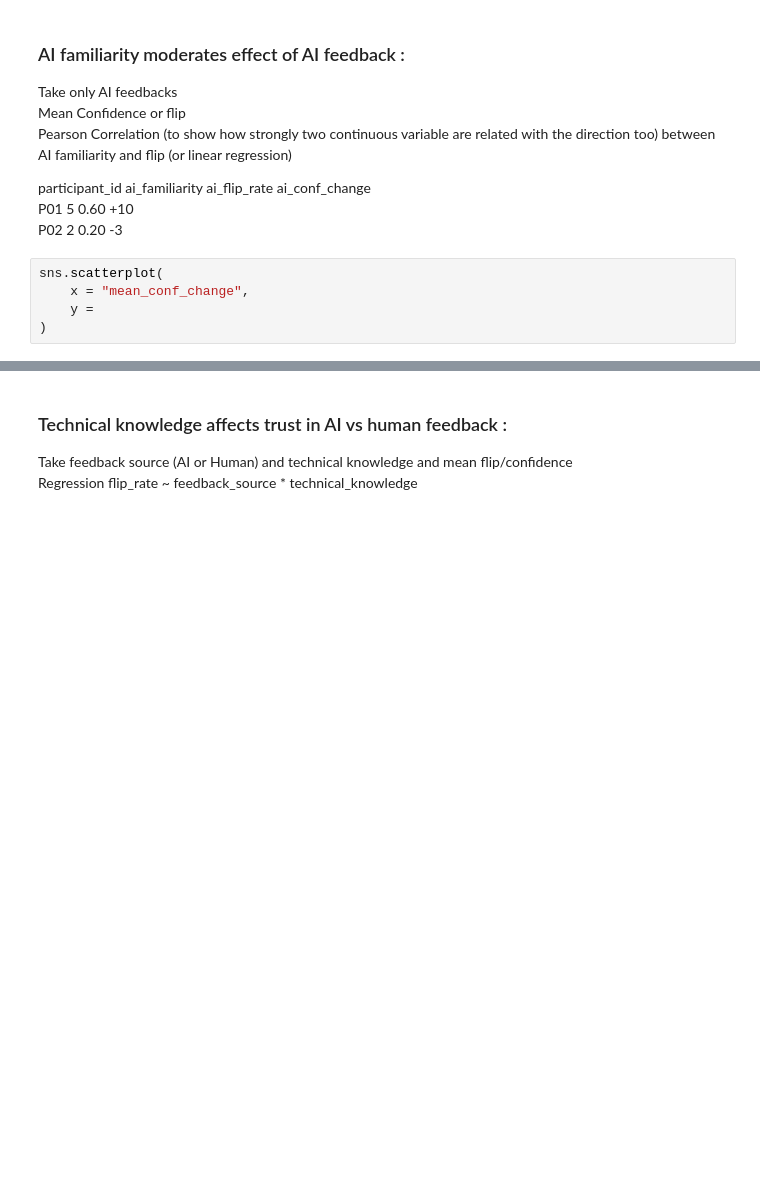
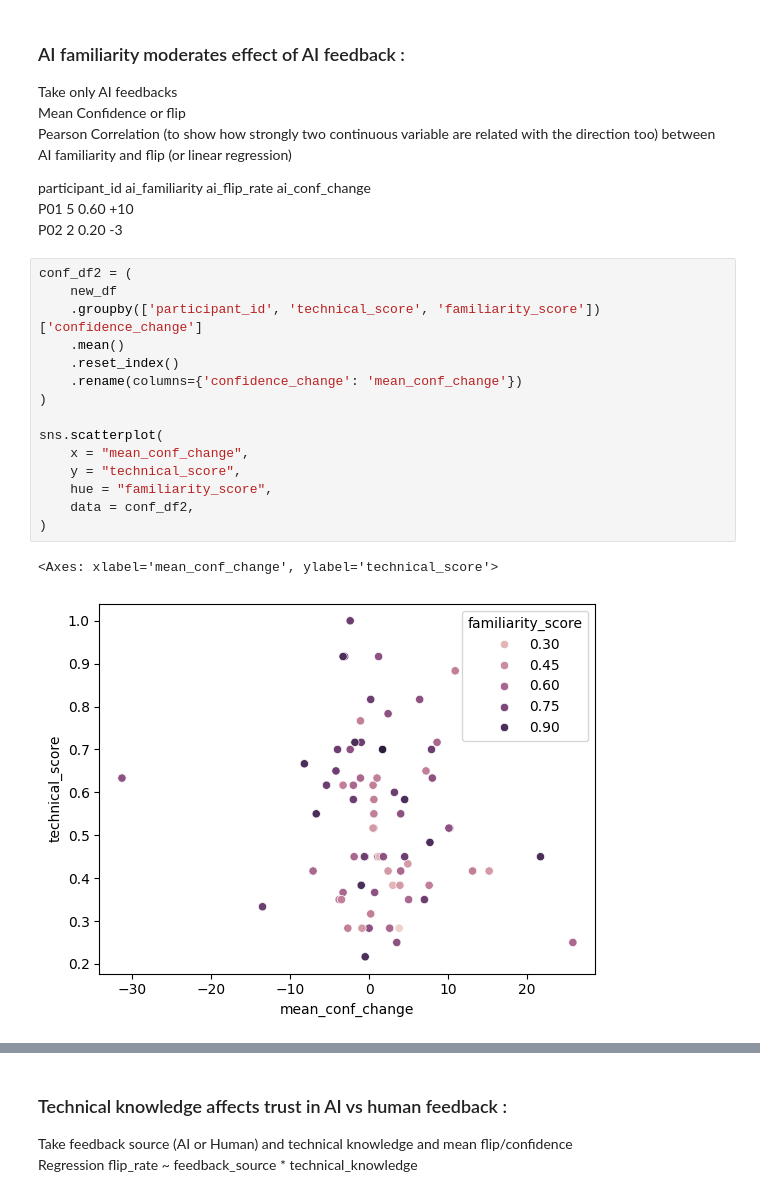
Before and after one commit to liogrnbrg/SHS_Psycho, a Jupyter notebook: main_analysis.ipynb, the cells around one changed output, grey strips where cells are left out. Cells and saved outputs as stored; diff of their text form; blank space fills up the shorter version.

```diff
--- a/main_analysis.ipynb
+++ b/main_analysis.ipynb
@@ -541,8 +570,21 @@ Pearson Correlation (to show how strongly two continuous variable are related wi
 participant_id	ai_familiarity	ai_flip_rate	ai_conf_change\
 P01	5	0.60	+10\
 P02	2	0.20	-3
-# %%
-sns.scatterplot(
-    x = "mean_conf_change",
-    y =
-)
+# %%
+conf_df2 = (
+    new_df
+    .groupby(['participant_id', 'technical_score', 'familiarity_score'])['confidence_change']
+    .mean()
+    .reset_index()
+    .rename(columns={'confidence_change': 'mean_conf_change'})
+)
+
+sns.scatterplot(
+    x = "mean_conf_change",
+    y = "technical_score",
+    hue = "familiarity_score",
+    data = conf_df2,
+)
+# %% [output]
+<Axes: xlabel='mean_conf_change', ylabel='technical_score'>
+[figure, added]
```
Also changed, not shown: parts of 8 cells of this notebook, 2 other files.
